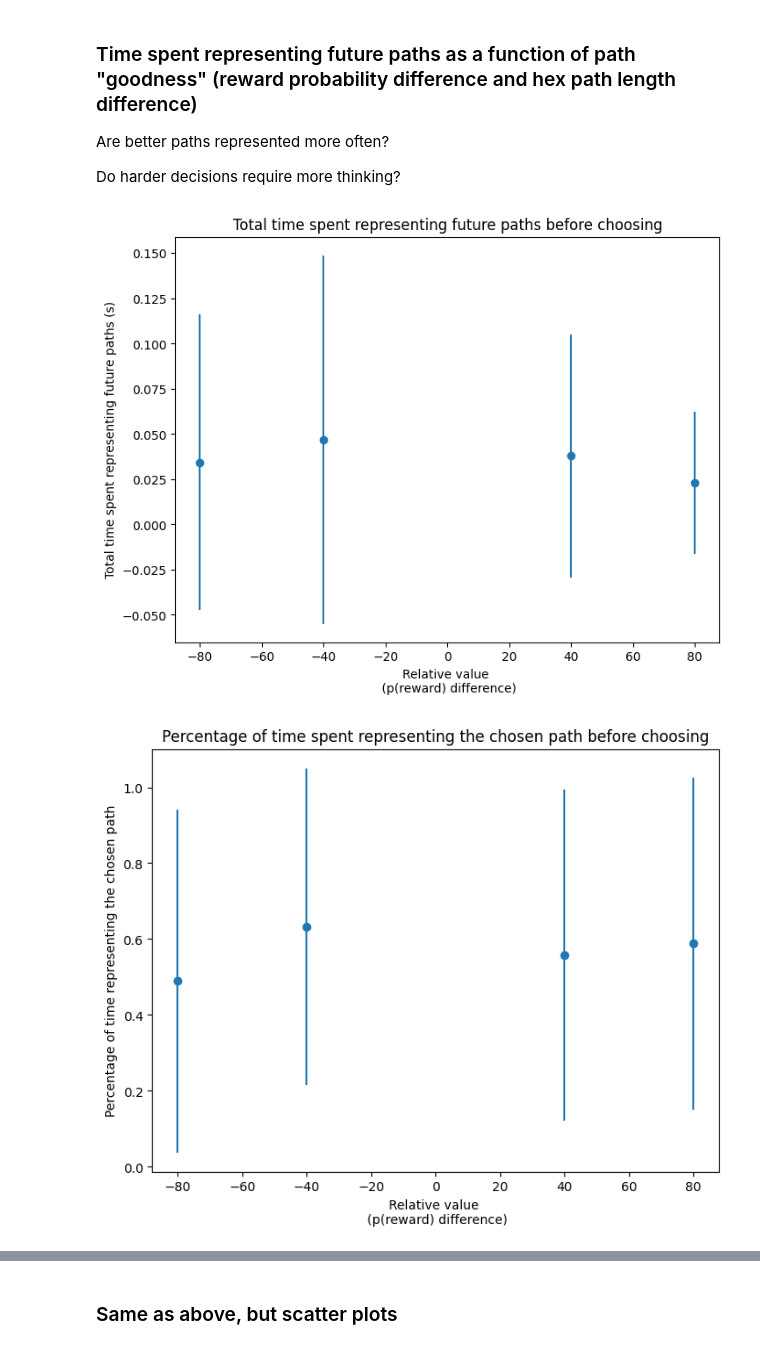
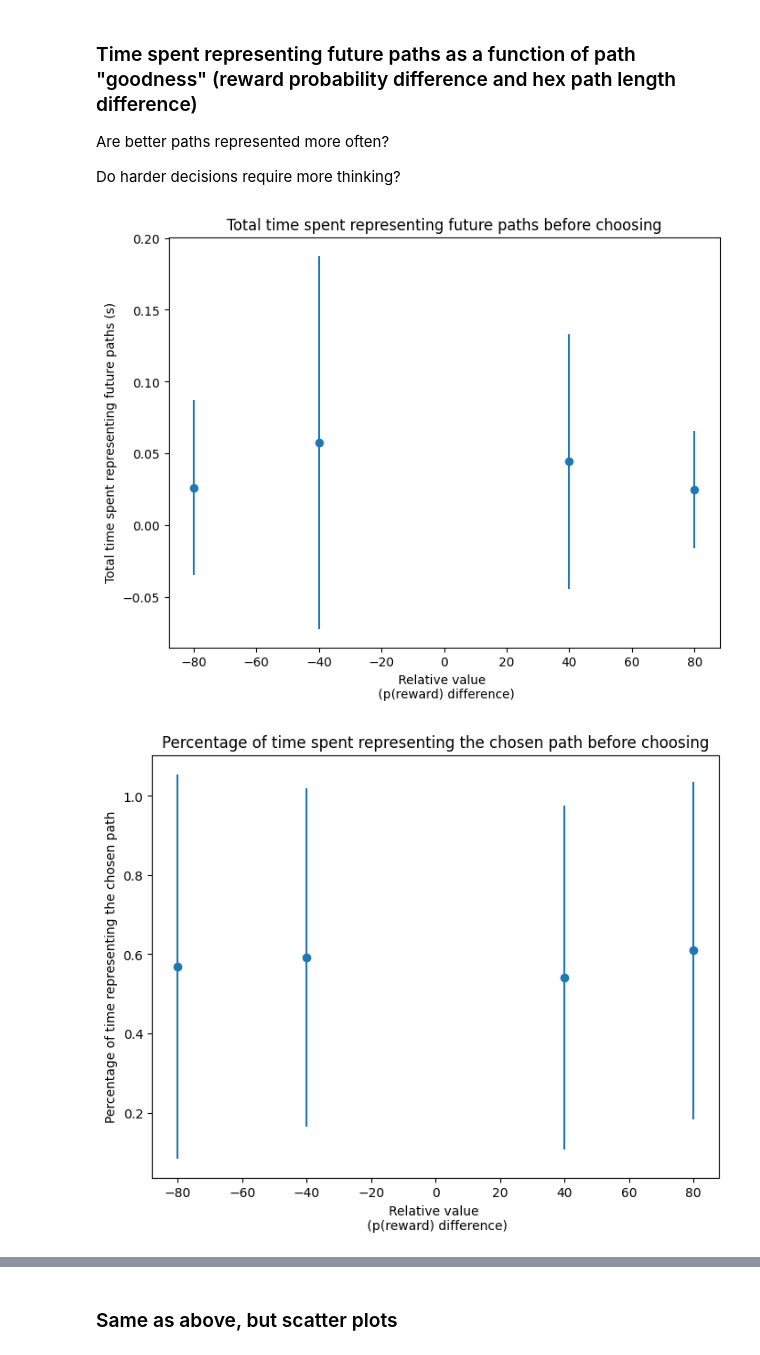
Before and after one commit to calderast/Hex-maze-analysis, a Jupyter notebook: theta_sweeps.ipynb, the cells around one changed output, grey strips where cells are left out. Saved outputs shown, nothing was run; the diff lists cells and outputs as text; code cells hidden in the pictures.

```diff
--- a/theta_sweeps.ipynb
+++ b/theta_sweeps.ipynb
@@ -399,8 +450,5 @@ There are 1681 trials in this dataframe
 15590320 rows × 59 columns
 # %%
 print(df.columns)
-
-# Drop useless columns
-columns_to_drop = ['Unnamed: 0', 'Unnamed: 0.1', 'Unnamed: 0.2']
-df = df.drop(columns=columns_to_drop)
+display(df)
 # %% [output]
@@ -538,8 +599,8 @@ The given maze has 3 choice points: {35, 29, 39}
 This function is not currently implemented for mazes with multiple choice points!
 # %%
 # What params do we want to use?
-min_hexes_pre_choice = 1
-max_hexes_pre_choice = 1
+min_hexes_pre_choice = 0
+max_hexes_pre_choice = 2
 min_hexes_post_choice = 1
 max_hexes_post_choice = 1
 mua_thresh = 5
@@ -592,12 +653,19 @@ for (session, block, trial), trial_df in df.groupby(['session', 'block', 'tri'])
                     trial_dict[session][block]['metadata']['nom_rwd_c']]
     chosen_prob = float(reward_probs[end_port-1])
     unchosen_prob = float(reward_probs[unchosen_port-1])
-    rwd_prob_difference = chosen_prob - unchosen_prob
+    chosen_rwd_prob_difference = chosen_prob - unchosen_prob
 
     # Get chosen/unchosen path lengths
     chosen_path_length = get_hexes_from_port(barriers, start_port, end_port)+1
     unchosen_path_length = get_hexes_from_port(barriers, start_port, unchosen_port)+1
-    path_length_difference = chosen_path_length - unchosen_path_length
+    chosen_path_length_difference = chosen_path_length - unchosen_path_length
+
+    # Get maze attributes by left/right
+    choice_direction = get_choice_direction(start_port, end_port)
+    (left_port, right_port, left_prob, right_prob, left_path_length, right_path_length) = (
+    (end_port, unchosen_port, chosen_prob, unchosen_prob, chosen_path_length, unchosen_path_length)
+    if choice_direction == 'left' else
+    (unchosen_port, end_port, unchosen_prob, chosen_prob, unchosen_path_length, chosen_path_length))
 
     # For now, the rest of our analysis focuses on trials where the rat made
     # a choice at the choice point and stuck to it (never crossing back
@@ -643,6 +711,7 @@ for (session, block, trial), trial_df in df.groupby(['session', 'block', 'tri'])
         unchosen_hex_reps = {}
 
     # Add trial data to our dictionary
+    # Currently adding same data grouped by both chosen/unchosen and left/right
     trial_data = {'trial_length': len(trial_df)/250,
                   'hex_path': hex_path,
                   'maze_component': maze_component,
@@ -656,14 +725,23 @@ for (session, block, trial), trial_df in df.groupby(['session', 'block', 'tri'])
                   'total_unchosen_reps': sum(unchosen_hex_reps.values()),
                   'chosen_prob': chosen_prob,
                   'unchosen_prob': unchosen_prob,
-                  'rwd_prob_difference': rwd_prob_difference,
+                  'chosen_rwd_prob_diff': chosen_rwd_prob_difference,
                   'chosen_path_length': chosen_path_length,
                   'unchosen_path_length': unchosen_path_length,
-                  'path_length_difference': path_length_difference}
+                  'chosen_path_length_diff': chosen_path_length_difference,
+                  'choice_direction': choice_direction,
+                  'left_port': left_port,
+                  'right_port': right_port,
+                  'left_prob': left_prob,
+                  'right_prob': right_prob,
+                  'left_path_length': left_path_length,
+                  'right_path_length': right_path_length}
     trial_dict[session][block][trial] = trial_data
 
 trial_df = nested_dict_to_df(trial_dict, metadata=True)
 display(trial_df)
+
+trial_df.to_pickle('trial_df.pkl')
 # %% [output]
 |  | session | block | trial | trial_length | hex_path | maze_component | maze_path | start_port | end_port | ... |
 | 0 | 2 | 1 | 4 | 5.868 | [20, 16, 13, 17, 13, 16, 12, 9, 7... | [1, 1, 1, 1, 1, 1, 1, 1, 1, 1, 1, 1] | [1] | 1 | 1 | ... |
@@ -807,14 +885,17 @@ Are better paths represented more often?
 
 Do harder decisions require more thinking?
 # %%
+reps_df = reps_df[reps_df['trial'] > 25]
+
 total_reps = reps_df['total_chosen_reps'] + reps_df['total_unchosen_reps']
 chosen_pct_reps = reps_df['total_chosen_reps'] / total_reps
 
 # Create a Dataframe so we can group things for plotting
 plotting_df = pd.DataFrame({'time_repped': total_reps/250,
                             'chosen_pct_reps': chosen_pct_reps,
-                            'rwd_prob_diff': reps_df['rwd_prob_difference'],
-                            'path_length_diff': reps_df['path_length_difference']})
+                            'rwd_prob_diff': reps_df['chosen_rwd_prob_diff'],
+                            'path_length_diff': reps_df['chosen_path_length_diff'],
+                            'session': reps_df['session']})
 
 # Time thinking vs difficulty of decision (reward prob)
 grouped = plotting_df.groupby('rwd_prob_diff')['time_repped'].agg(['mean', 'std']).reset_index()
@@ -825,32 +906,32 @@ plt.ylabel('Total time spent representing future paths (s)')
 plt.title("Total time spent representing future paths before choosing")
 plt.show()
 
 # Same but percent time repping chosen
 grouped = plotting_df.groupby('rwd_prob_diff')['chosen_pct_reps'].agg(['mean', 'std']).reset_index()
 plt.figure(figsize=(8, 6))
 plt.errorbar(grouped['rwd_prob_diff'], grouped['mean'], yerr=grouped['std'], fmt='o')
 plt.xlabel('Relative value \n (p(reward) difference)')
 plt.ylabel('Percentage of time representing the chosen path')
 plt.title("Percentage of time spent representing the chosen path before choosing")
 plt.show()
 
 # Time thinking vs difficulty of decision (hex diff)
 grouped = plotting_df.groupby('path_length_diff')['time_repped'].agg(['mean', 'std']).reset_index()
 plt.figure(figsize=(10, 6))
 plt.errorbar(grouped['path_length_diff'], grouped['mean'], yerr=grouped['std'], fmt='o')
 plt.xlabel('Relative path length \n (hex difference)')
 plt.ylabel('Tptal time spent representing future paths (s)')
 plt.title("Total time spent representing future paths before choosing")
 plt.show()
 
 # Same but percent time repping chosen
 grouped = plotting_df.groupby('path_length_diff')['chosen_pct_reps'].agg(['mean', 'std']).reset_index()
 plt.figure(figsize=(10, 6))
 plt.errorbar(grouped['path_length_diff'], grouped['mean'], yerr=grouped['std'], fmt='o')
 plt.xlabel('Relative path length \n (hex difference)')
 plt.ylabel('Percentage of time representing the chosen path')
 plt.title("Percentage of time spent representing the chosen path before choosing")
 plt.show()
 # %% [output]
-[figure, old version]
+[figure, new version]
-[figure, old version]
+[figure, new version]
```
Also changed, not shown: parts of 15 cells of this notebook, 2 other files.
